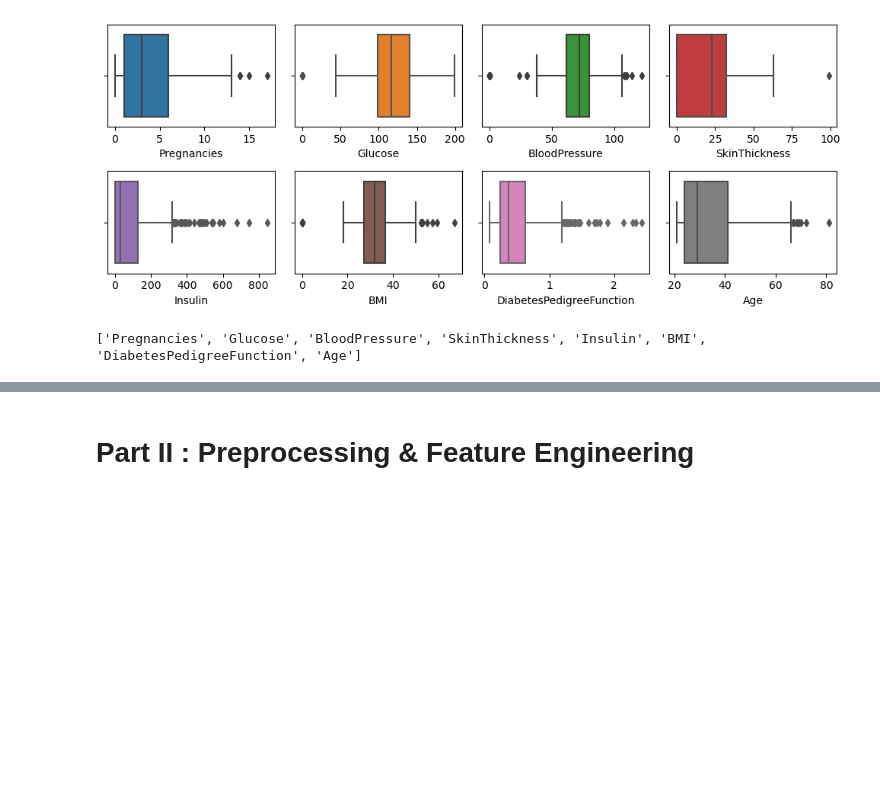
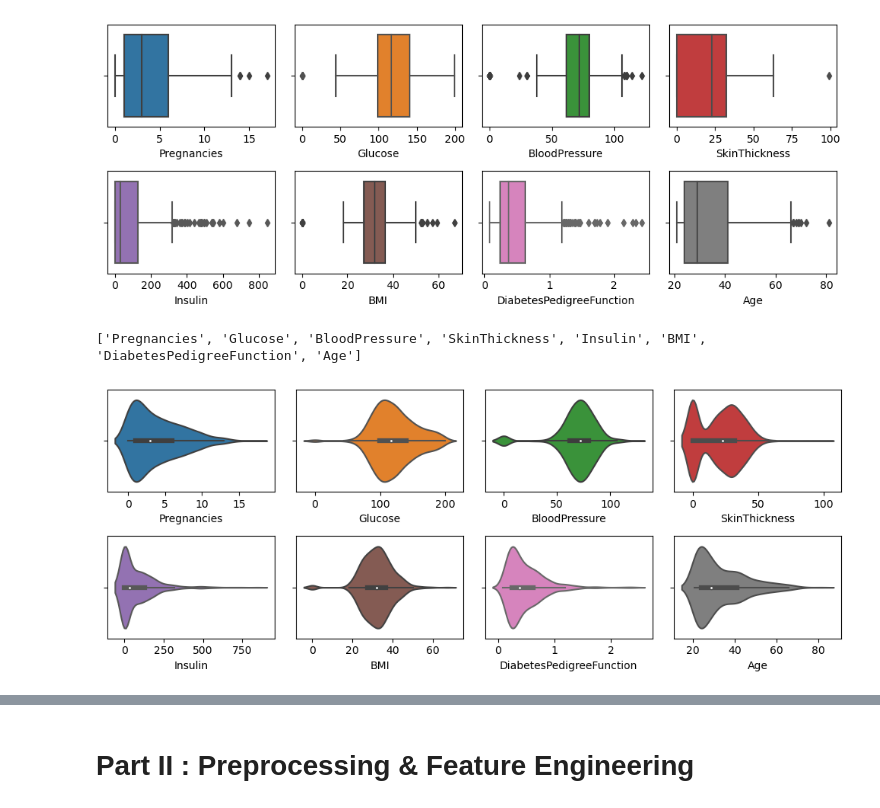
Before and after one commit to j-lepard/Predicting-Diabetes, a Jupyter notebook: Supervised Learning - Project.ipynb, the cells around one changed output, grey strips where cells are left out. Saved outputs shown, nothing was run; the diff lists cells and outputs as text; code cells hidden in the pictures; blank space fills up the shorter version.

```diff
--- a/Supervised Learning - Project.ipynb
+++ b/Supervised Learning - Project.ipynb
@@ -134,3 +134,26 @@ plt.show()
 # %% [output]
 [figure]
 ['Pregnancies', 'Glucose', 'BloodPressure', 'SkinThickness', 'Insulin', 'BMI', 'DiabetesPedigreeFunction', 'Age']
+# %%
+## VIOLIN Plots
+
+#First obtain a list of all the features (slice the Outcome)
+feature_list= df_raw.columns.tolist()[:-1]
+
+## Revsion: Added a colour map because blue was not very interesting.
+# Create a colormap
+cmap = plt.get_cmap("tab10")
+
+# Create subplots
+fig, axs = plt.subplots(2, 4, figsize=(10, 4))
+axs = axs.flatten()
+
+# Loop through subplots and add X labels
+for i, ax in enumerate(axs):
+    sns.violinplot(x=feature_list[i], data=df_raw, ax=ax,color=cmap(i % 10))  # Create boxplot
+    ax.set_xlabel(feature_list[i])  # Add X label to each subplot
+
+plt.tight_layout()  # Adjust subplot layout
+plt.show()
+# %% [output]
+[figure, added]
```
Also changed, not shown: parts of 19 cells of this notebook.
